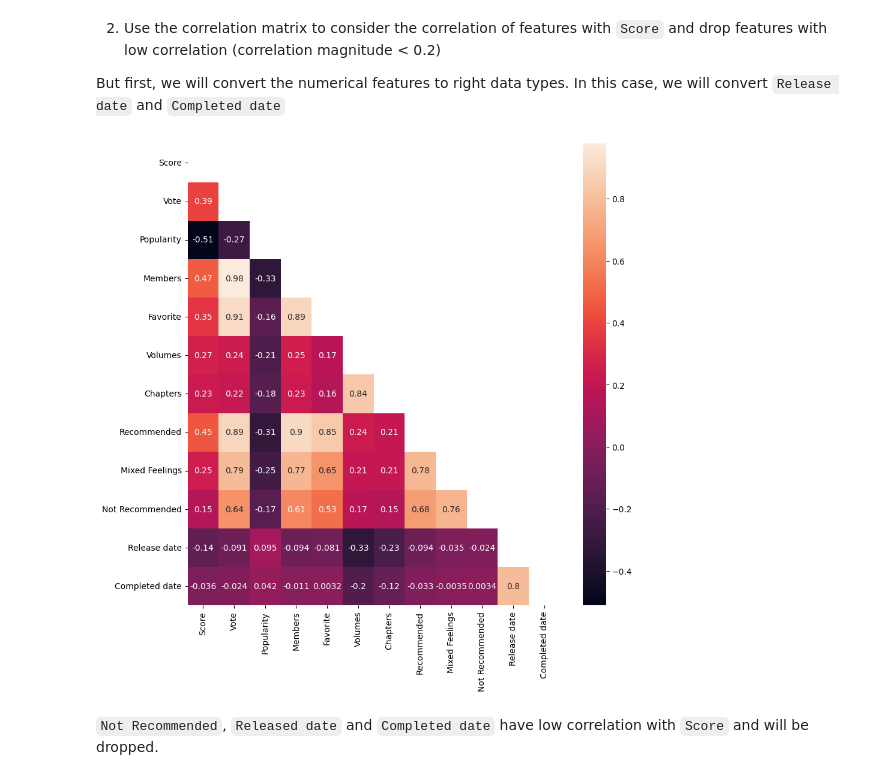
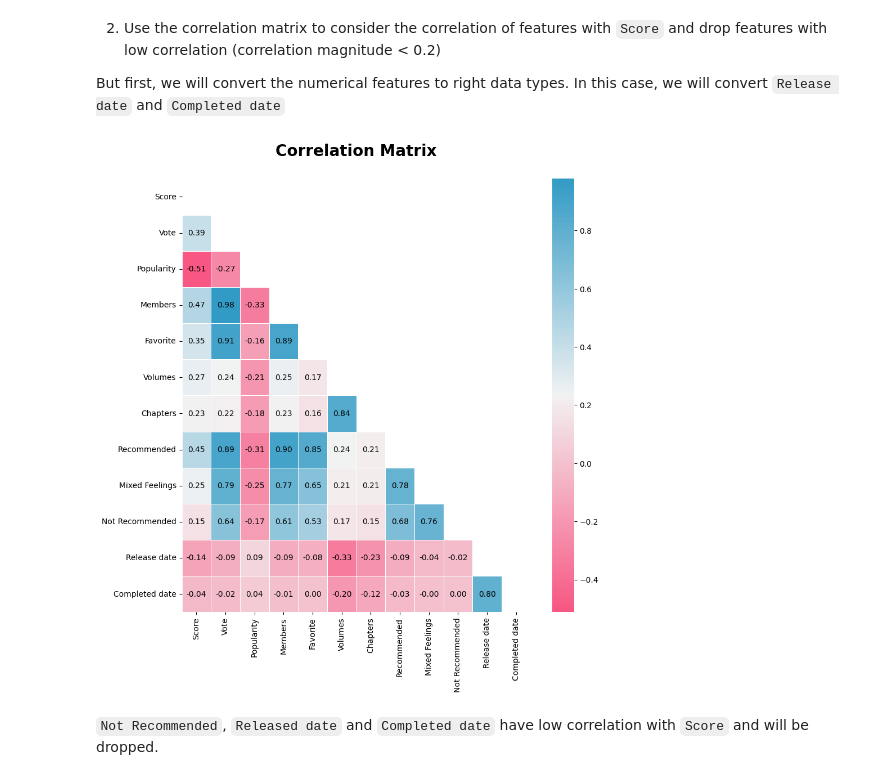
Before and after one commit to duongtruongbinh/IntroDS_FinalProject, a Jupyter notebook: src/Data_Modelling.ipynb, the cells around one changed output. Saved outputs shown, nothing was run; the diff lists cells and outputs as text; code cells hidden in the pictures.

```diff
--- a/src/Data_Modelling.ipynb
+++ b/src/Data_Modelling.ipynb
@@ -80,14 +80,17 @@ But first, we will convert the numerical features to right data types. In this c
 # %%
 new_df[['Release date', 'Completed date']] = new_df[['Release date', 'Completed date']].apply(pd.to_datetime)
 
 corr = new_df[['Score', 'Vote', 'Popularity', 'Members', 'Favorite','Volumes','Chapters','Recommended','Mixed Feelings','Not Recommended','Release date','Completed date']].corr()
 
+cmap = sns.diverging_palette(0, 230, 90, 60, as_cmap=True)
+
 fig, ax = plt.subplots(figsize=(10, 10))
 mask = np.triu(np.ones_like(corr, dtype=bool))
-sns.heatmap(corr, annot=True, ax=ax, mask=mask)
+sns.heatmap(corr, annot=True, ax=ax, mask=mask, cmap=cmap,fmt='.2f', linewidths=.5, linecolor='w',annot_kws=dict(color="k"))
+plt.title('Correlation Matrix\n', fontsize=20, weight='bold')
 plt.show()
 # %% [output]
-[figure, old version]
+[figure, new version]
 # %% [markdown]
 `Not Recommended`, `Released date` and `Completed date` have low correlation with `Score` and will be dropped.
 # %%
```
Also changed, not shown: parts of 6 cells of this notebook.
